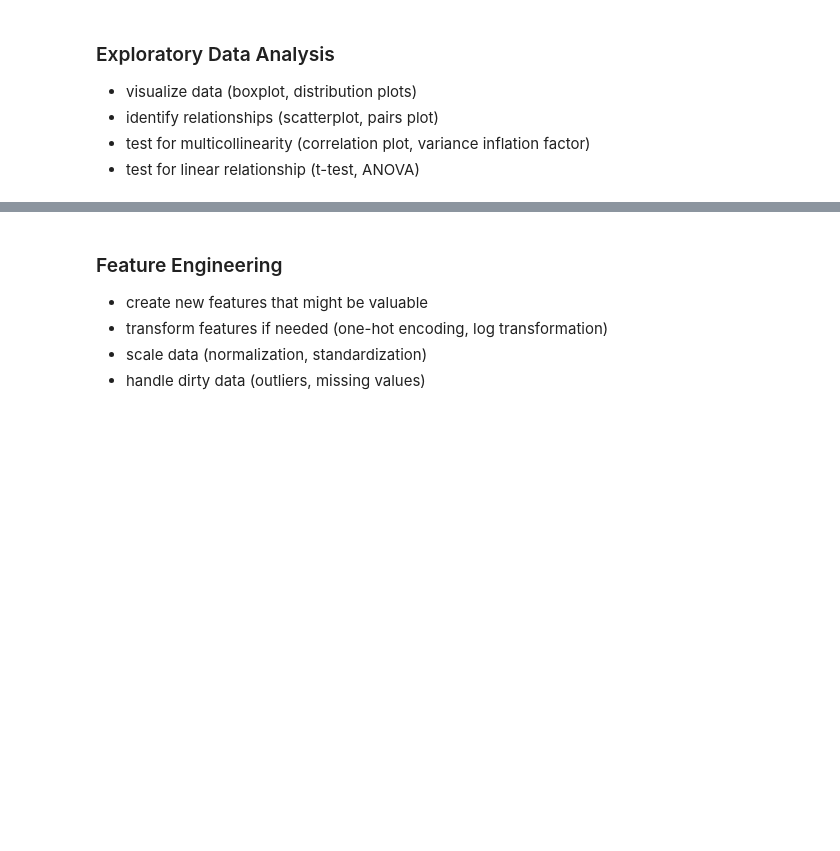
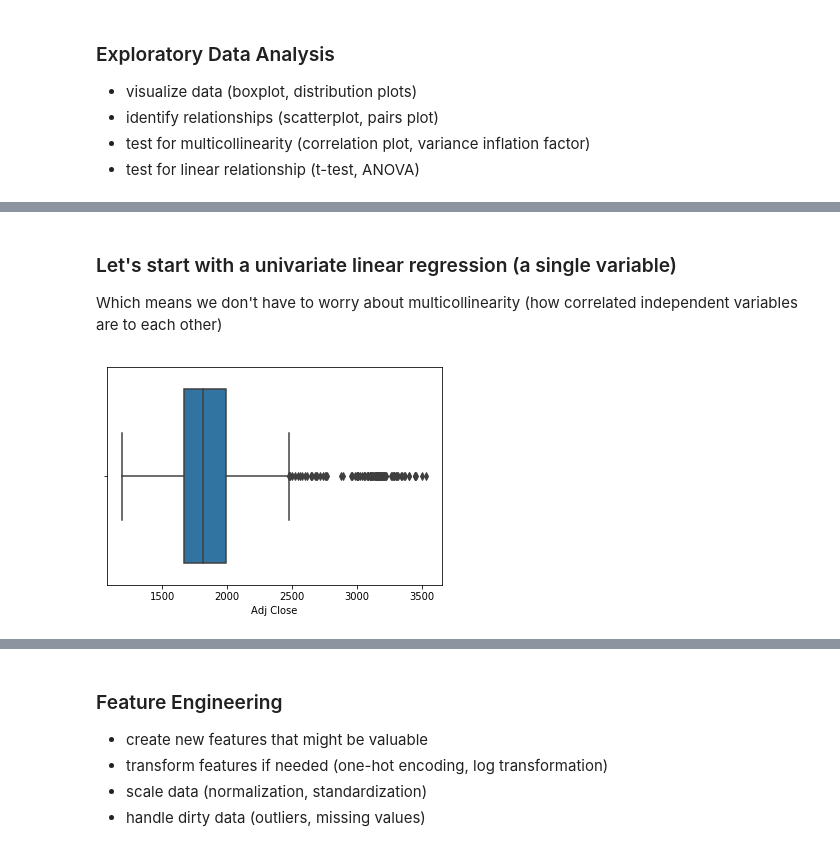
Before and after one commit to brandibeals/Data-Science-Fundamentals, a Jupyter notebook: Lesson 1 Linear Regression.ipynb, the cells around one changed output, grey strips where cells are left out. Saved outputs shown, nothing was run; the diff lists cells and outputs as text; code cells hidden in the pictures; blank space fills up the shorter version.

```diff
--- a/Lesson 1 Linear Regression.ipynb
+++ b/Lesson 1 Linear Regression.ipynb
@@ -126,0 +164,8 @@ data.head()                                                             # view t
+# %% [markdown]
+### Let's start with a univariate linear regression (a single variable)
+Which means we don't have to worry about multicollinearity (how correlated independent variables are to each other)
+# %%
+sns.boxplot(data['Adj Close'])               # a boxplot shows statistical outliers in the data
+plt.show()
+# %% [output]
+[figure, added]
```
Also changed, not shown: parts of 8 cells of this notebook.
